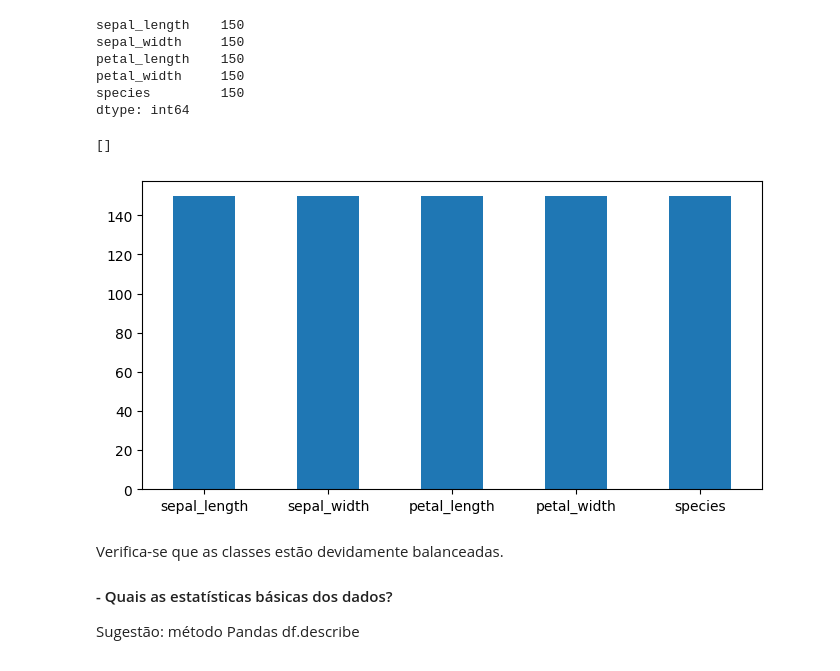
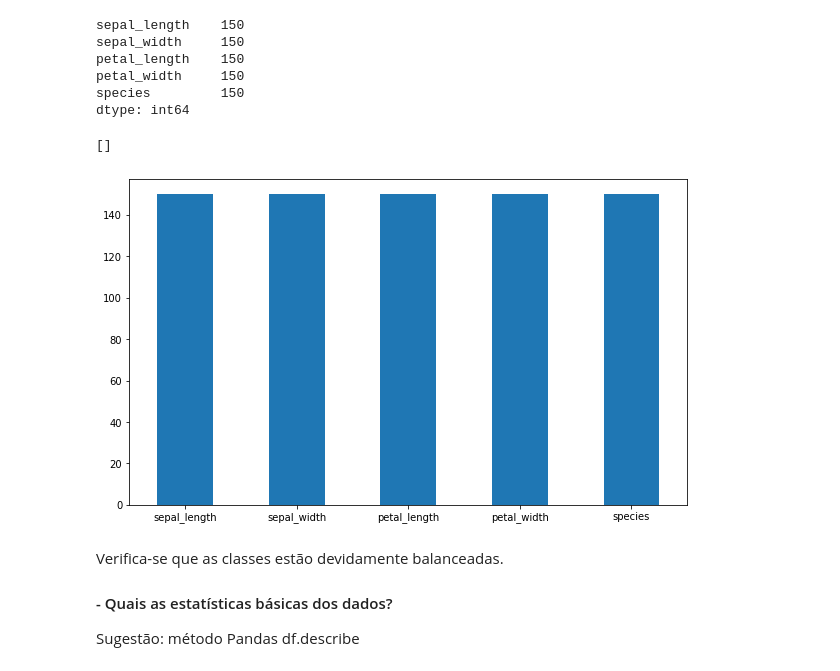
Before and after one commit to joceliovieira/treinamento_data_viz, a Jupyter notebook: Treinamento_Matplotlib.ipynb, the cells around one changed output. Cells and saved outputs as stored; diff of their text form; code cells hidden in the pictures.

```diff
--- a/Treinamento_Matplotlib.ipynb
+++ b/Treinamento_Matplotlib.ipynb
@@ -508,13 +510,13 @@ petal_width     150
 species         150
 dtype: int64
 # %%
-plt.figure(figsize=(8,4))
+plt.figure(figsize=(10,6))
 df.count().plot(kind = 'bar')
 plt.xticks(rotation='horizontal')
 plt.plot()
 # %% [output]
 []
-[figure, old version]
+[figure, new version]
 # %% [markdown]
 Verifica-se que as classes estão devidamente balanceadas.
 
```
Also changed, not shown: parts of 20 cells of this notebook.
